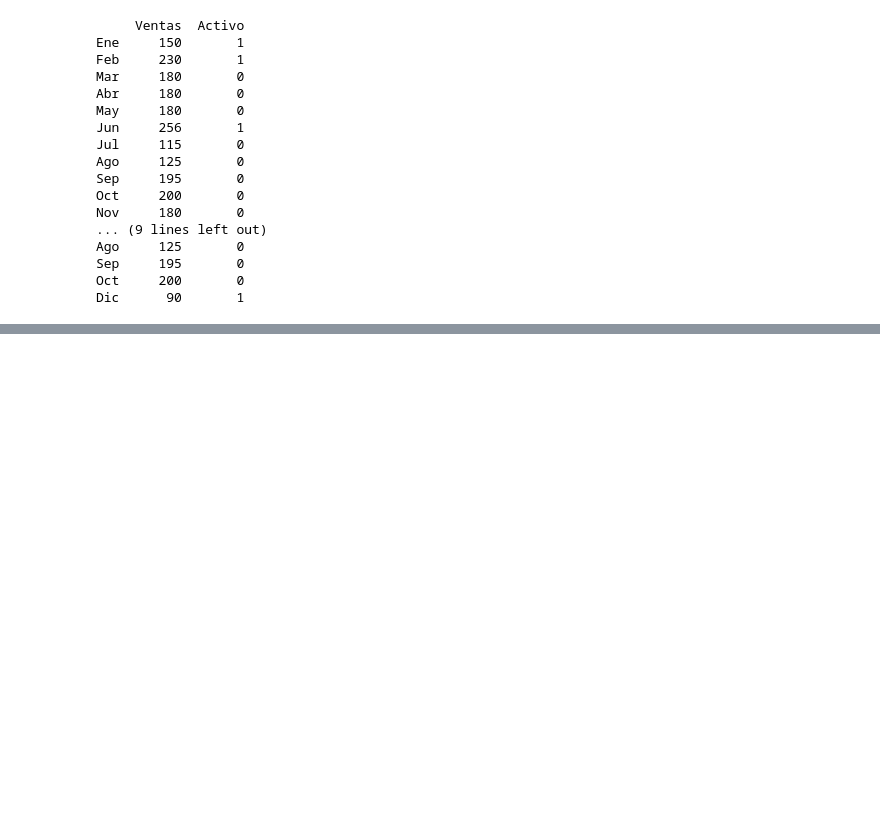
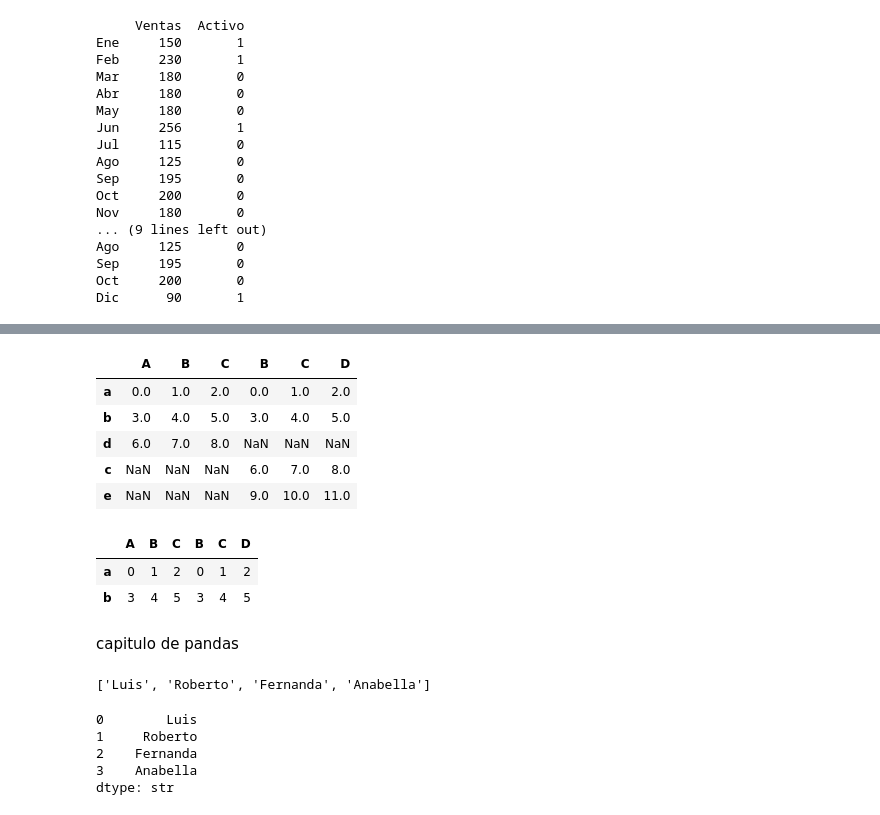
Before and after one commit to patricioprietogaray/Python-Prep, a Jupyter notebook: Ciencia de Datos/entornoVirtual/02-aprendiendo_pandas.ipynb, the cells around one changed output, grey strips where cells are left out. Drawn from its saved outputs; the diff is of its cells as text; code cells hidden in the pictures; blank space fills up the shorter version.

Commit message:
pandas completo

```diff
--- a/Ciencia de Datos/entornoVirtual/02-aprendiendo_pandas.ipynb
+++ b/Ciencia de Datos/entornoVirtual/02-aprendiendo_pandas.ipynb
@@ -1192,0 +1964,9 @@ Dic      90       1
+# %%
+import numpy as np
+import pandas as pd
+
+df1 = pd.DataFrame(np.arange(9).reshape([3,3]), index=['a','b','d'], columns=['A','B','C'])
+print(df1)
+df2 = pd.DataFrame(np.arange(12).reshape([4,3]), index=["a","b","c","e"], columns=['B','C','D'])
+print(df2)
+pd.concat([df1,df2], sort=False)
@@ -1192,0 +1991,21 @@ Dic      90       1
+# %%
+# por defecto join="outer" muestra
+# todas las filas
+# aún las que tienen NaN
+pd.concat([df1,df2], sort=False, axis=1)
+# %% [output]
+|  | A | B | C | B | C | D |
+| a | 0.0 | 1.0 | 2.0 | 0.0 | 1.0 | 2.0 |
+| b | 3.0 | 4.0 | 5.0 | 3.0 | 4.0 | 5.0 |
+| d | 6.0 | 7.0 | 8.0 | NaN | NaN | NaN |
+| c | NaN | NaN | NaN | 6.0 | 7.0 | 8.0 |
+| e | NaN | NaN | NaN | 9.0 | 10.0 | 11.0 |
+# %%
+# join inner muestra solo las filas que no contengan NaN
+pd.concat([df1,df2], sort=False, axis=1, join="inner")
+# %% [output]
+|  | A | B | C | B | C | D |
+| a | 0 | 1 | 2 | 0 | 1 | 2 |
+| b | 3 | 4 | 5 | 3 | 4 | 5 |
+# %% [markdown]
+capitulo de pandas
@@ -1192,0 +2015,14 @@ Dic      90       1
+# %%
+
+nombres = ['Luis', 'Roberto', 'Fernanda', 'Anabella']
+nombres
+# %% [output]
+['Luis', 'Roberto', 'Fernanda', 'Anabella']
+# %%
+pd.Series(nombres)
+# %% [output]
+0        Luis
+1     Roberto
+2    Fernanda
+3    Anabella
+dtype: str
```
Also changed, not shown: parts of 79 cells of this notebook, 1 other file.
